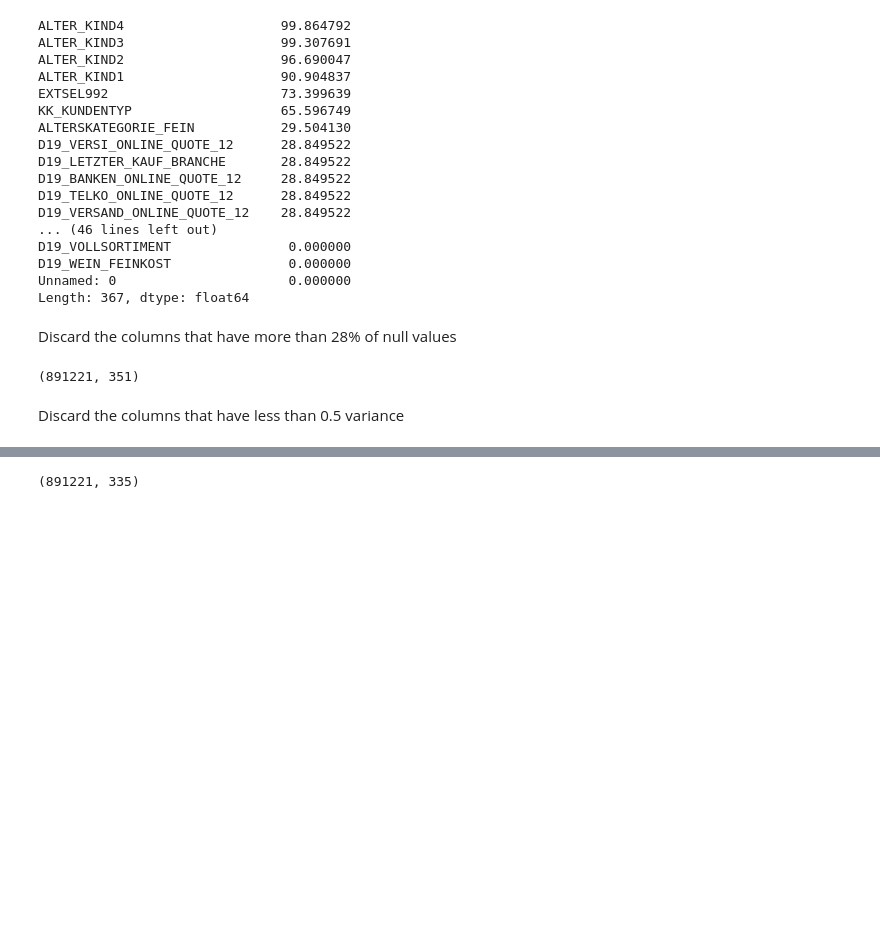
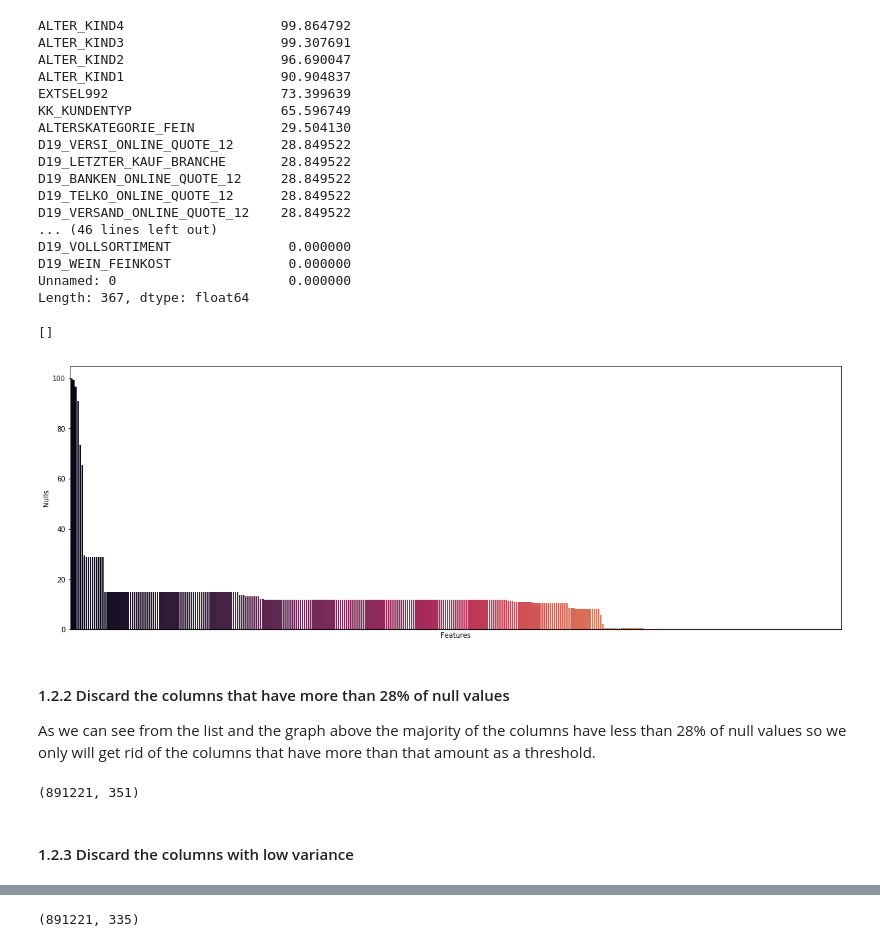
Before and after one commit to AlbertoDeBlas/MLEngineerNanodegreeCapstone, a Jupyter notebook: Arvato Project Workbook Part 1 Customer Segmentation Report.ipynb, the cells around one changed output, grey strips where cells are left out. Saved outputs shown, nothing was run; the diff lists cells and outputs as text; code cells hidden in the pictures; blank space fills up the shorter version.

Commit message:
Add comments and new graphics to Part 1 data clean
doc: Add comments and new graphics to Part 1 data clean

```diff
--- a/Arvato Project Workbook Part 1 Customer Segmentation Report.ipynb
+++ b/Arvato Project Workbook Part 1 Customer Segmentation Report.ipynb
@@ -152,8 +154,23 @@ D19_VOLLSORTIMENT               0.000000
 D19_WEIN_FEINKOST               0.000000
 Unnamed: 0                      0.000000
 Length: 367, dtype: float64
-# %% [markdown]
-Discard the columns that have more than 28% of null values
+# %%
+f, (ax1) = plt.subplots(1, 1, figsize=(20, 7), sharex=True)
+
+x = missing_values_azdias.index
+y1 = missing_values_azdias.values
+sns.barplot(x=x, y=y1, palette="rocket", ax=ax1)
+ax1.axhline(0, color="k", clip_on=False)
+ax1.set_ylabel("Nulls")
+ax1.set_xlabel("Features")
+ax1.set_xticks([])
+# %% [output]
+[]
+[figure, added]
+# %% [markdown]
+#### 1.2.2 Discard the columns that have more than 28% of null values
+
+As we can see from the list and the graph above the majority of the columns have less than 28% of null values so we only will get rid of the columns that have more than that amount as a threshold.
 # %%
 #make a dict with the names of the columns and then drop this columns from dataframe
 drop_columns = missing_values_azdias[missing_values_azdias > 28]
@@ -163,5 +180,3 @@ azdias_df.drop(columns = list(drop_columns.index), axis = 1, inplace = True)
 azdias_df.shape
 # %% [output]
 (891221, 351)
-# %% [markdown]
-Discard the columns that have less than 0.5 variance
@@ -169,0 +183,2 @@ azdias_description = azdias_df.describe()
+# %% [markdown]
+#### 1.2.3 Discard the columns with low variance
```
Also changed, not shown: parts of 73 cells of this notebook.
